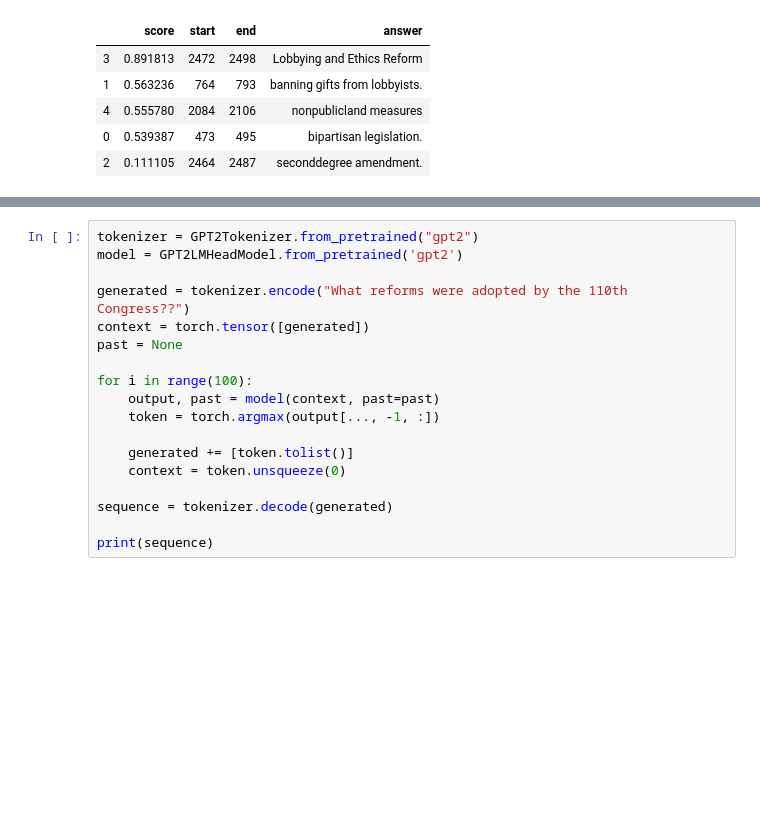
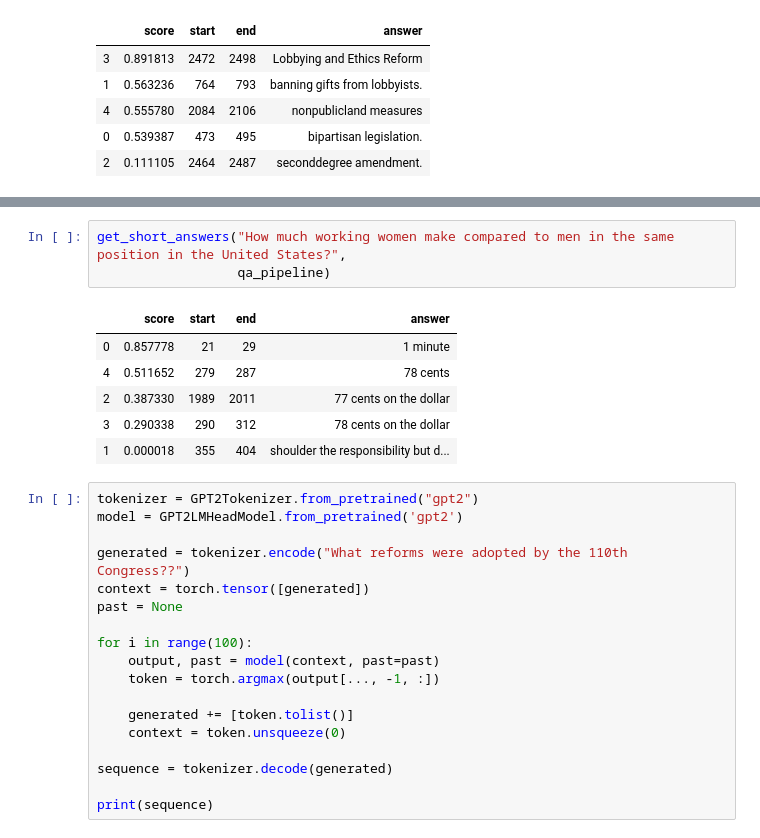
Before and after one commit to rostro36/Partisan-Responses, a Jupyter notebook: question_answering.ipynb, the cells around one changed output, grey strips where cells are left out. Drawn from its saved outputs; the diff is of its cells as text; blank space fills up the shorter version.

```diff
--- a/question_answering.ipynb
+++ b/question_answering.ipynb
@@ -248,3 +239,13 @@ answer_df.head(10)
+# %%
+get_short_answers("How much working women make compared to men in the same position in the United States?",
+                  qa_pipeline)
+# %% [output]
+|  | score | start | end | answer |
+| 0 | 0.857778 | 21 | 29 | 1 minute |
+| 4 | 0.511652 | 279 | 287 | 78 cents |
+| 2 | 0.387330 | 1989 | 2011 | 77 cents on the dollar |
+| 3 | 0.290338 | 290 | 312 | 78 cents on the dollar |
+| 1 | 0.000018 | 355 | 404 | shoulder the responsibility but d... |
 # %%
 tokenizer = GPT2Tokenizer.from_pretrained("gpt2")
 model = GPT2LMHeadModel.from_pretrained('gpt2')
```
Also changed, not shown: parts of 6 cells of this notebook.
